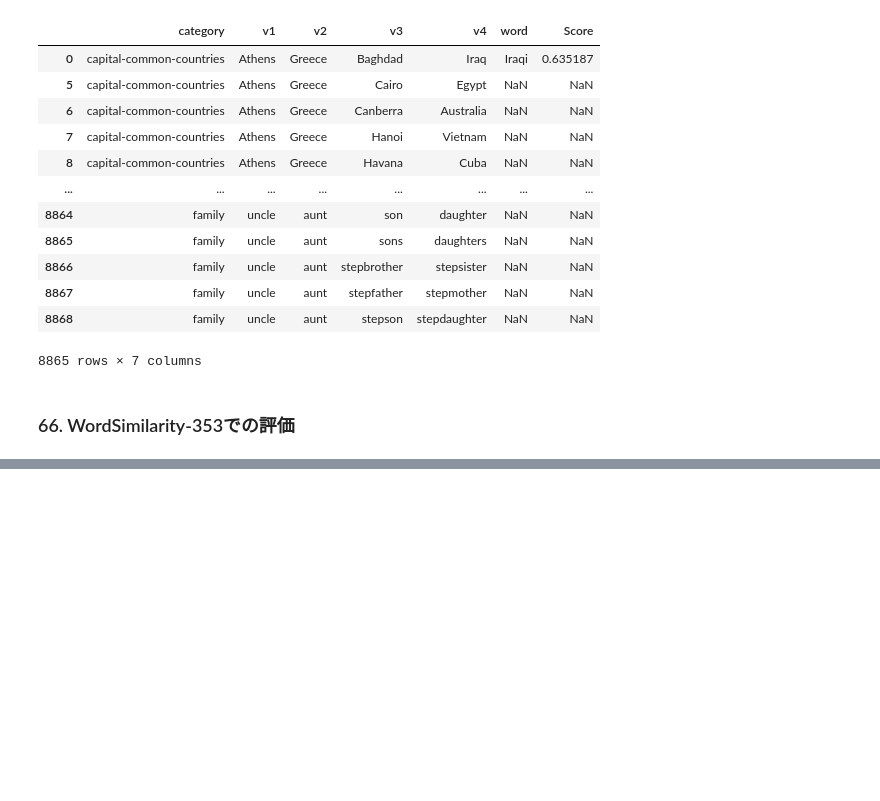
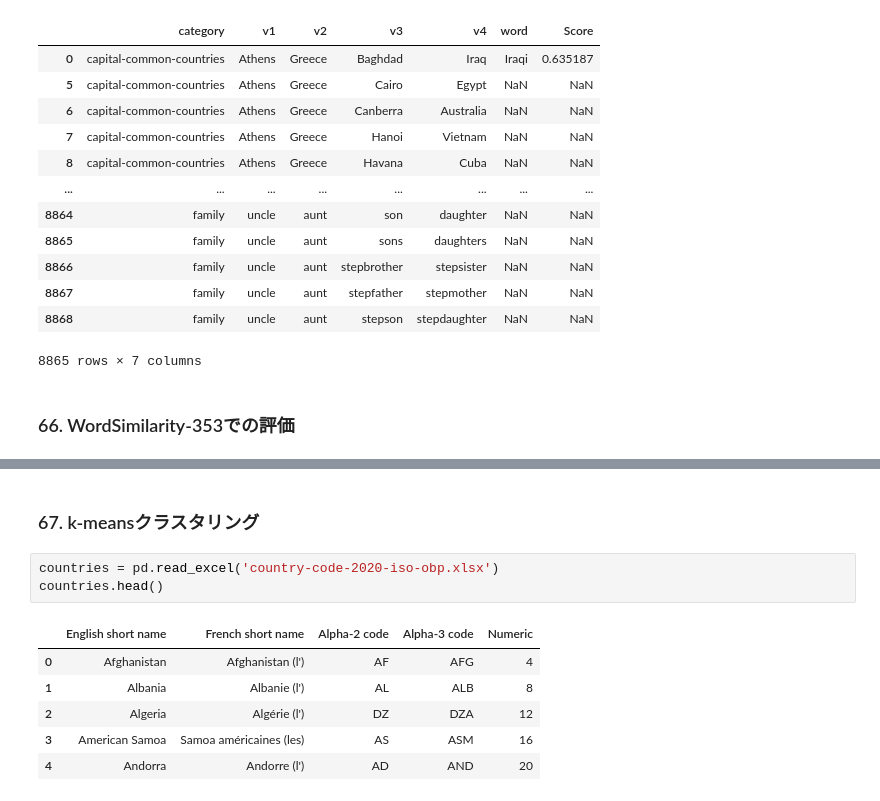
Before and after one commit to marzg510/mynlp100py, a Jupyter notebook: ch07.ipynb, the cells around one changed output, grey strips where cells are left out. Cells and saved outputs as stored; diff of their text form; blank space fills up the shorter version.

```diff
--- a/ch07.ipynb
+++ b/ch07.ipynb
@@ -210,0 +258,13 @@ sem[sem["v4"]!=sem["word"]]
+# %% [markdown]
+
+### 67. k-meansクラスタリング
+# %%
+countries = pd.read_excel('country-code-2020-iso-obp.xlsx')
+countries.head()
+# %% [output]
+|  | English short name | French short name | Alpha-2 code | Alpha-3 code | Numeric |
+| 0 | Afghanistan | Afghanistan (l') | AF | AFG | 4 |
+| 1 | Albania | Albanie (l') | AL | ALB | 8 |
+| 2 | Algeria | Algérie (l') | DZ | DZA | 12 |
+| 3 | American Samoa | Samoa américaines (les) | AS | ASM | 16 |
+| 4 | Andorra | Andorre (l') | AD | AND | 20 |
```
Also changed, not shown: parts of 5 cells of this notebook, 2 other files.
